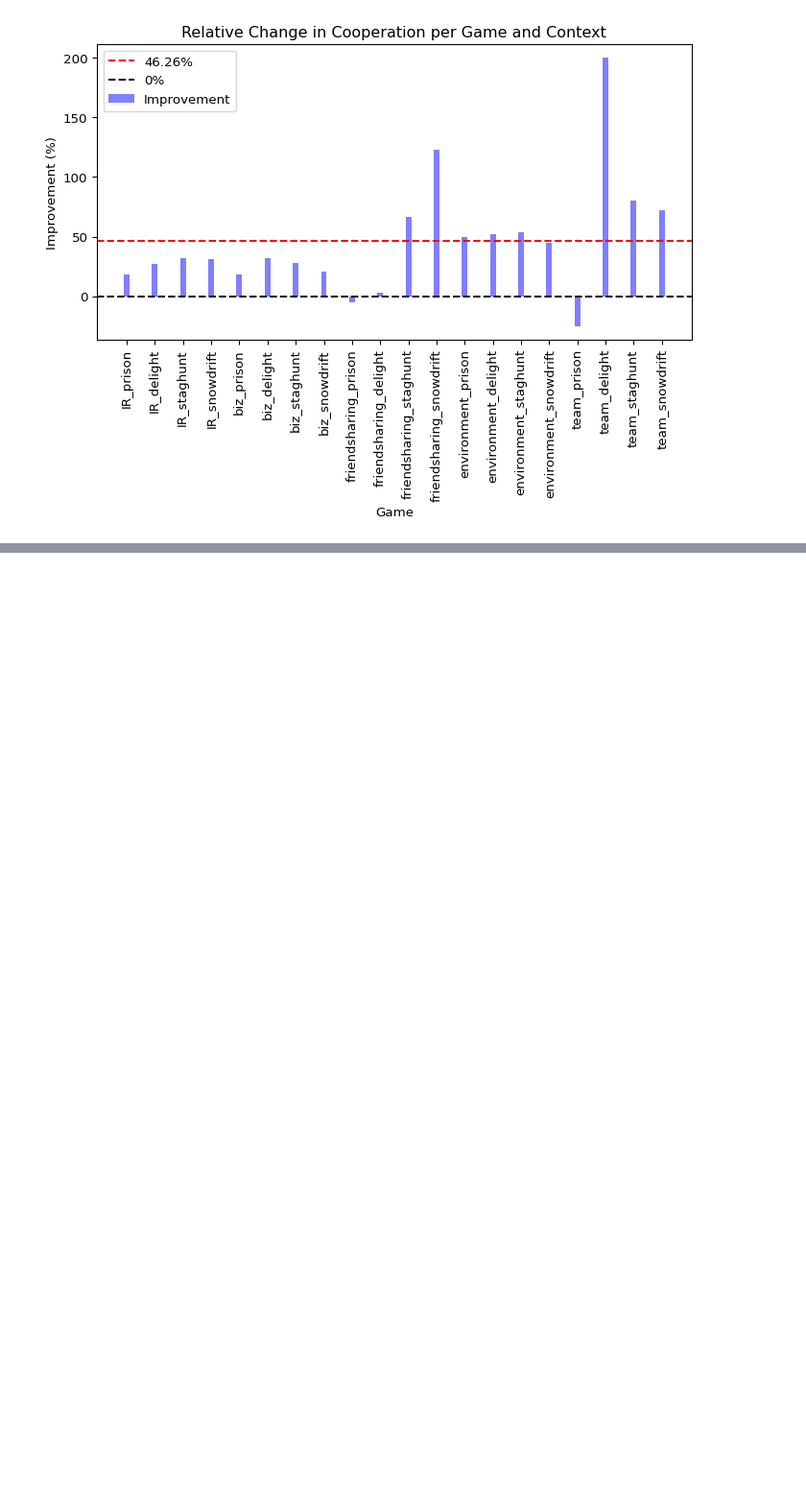
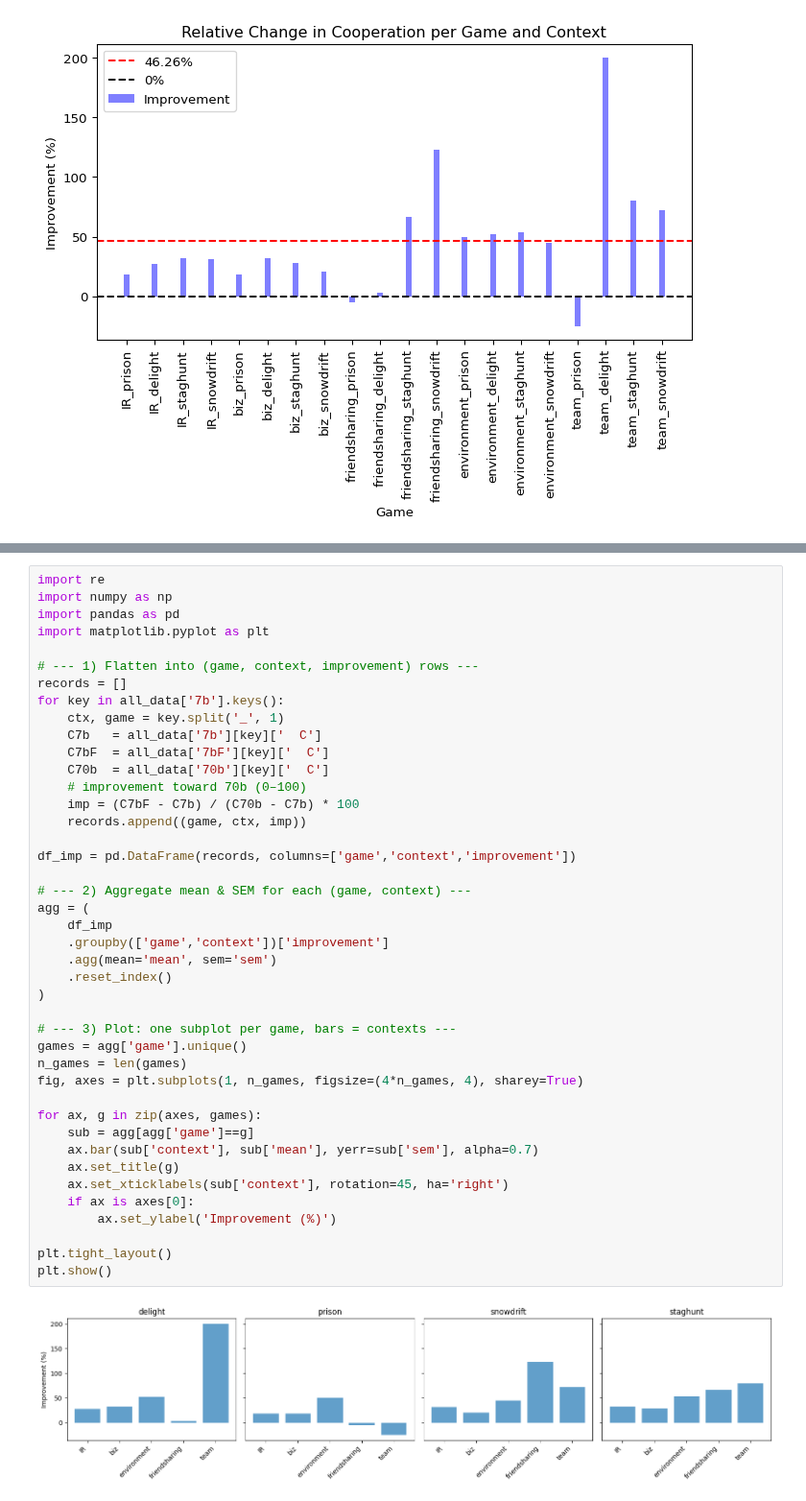
Before and after one commit to sepehrilami/LFB, a Jupyter notebook: notebooks/in-sample-context-analysis.ipynb, the cells around one changed output, grey strips where cells are left out. Shown at 96% size. Cells and saved outputs as stored; diff of their text form; blank space fills up the shorter version.

```diff
--- a/notebooks/in-sample-context-analysis.ipynb
+++ b/notebooks/in-sample-context-analysis.ipynb
@@ -453,0 +578,44 @@ visualize_average_progress(average_progress, category_type)
+# %%
+import re
+import numpy as np
+import pandas as pd
+import matplotlib.pyplot as plt
+
+# --- 1) Flatten into (game, context, improvement) rows ---
+records = []
+for key in all_data['7b'].keys():
+    ctx, game = key.split('_', 1)
+    C7b   = all_data['7b'][key]['  C']
+    C7bF  = all_data['7bF'][key]['  C']
+    C70b  = all_data['70b'][key]['  C']
+    # improvement toward 70b (0–100)
+    imp = (C7bF - C7b) / (C70b - C7b) * 100
+    records.append((game, ctx, imp))
+
+df_imp = pd.DataFrame(records, columns=['game','context','improvement'])
+
+# --- 2) Aggregate mean & SEM for each (game, context) ---
+agg = (
+    df_imp
+    .groupby(['game','context'])['improvement']
+    .agg(mean='mean', sem='sem')
+    .reset_index()
+)
+
+# --- 3) Plot: one subplot per game, bars = contexts ---
+games = agg['game'].unique()
+n_games = len(games)
+fig, axes = plt.subplots(1, n_games, figsize=(4*n_games, 4), sharey=True)
+
+for ax, g in zip(axes, games):
+    sub = agg[agg['game']==g]
+    ax.bar(sub['context'], sub['mean'], yerr=sub['sem'], alpha=0.7)
+    ax.set_title(g)
+    ax.set_xticklabels(sub['context'], rotation=45, ha='right')
+    if ax is axes[0]:
+        ax.set_ylabel('Improvement (%)')
+
+plt.tight_layout()
+plt.show()
+# %% [output]
+[figure, added]
```
Also changed, not shown: parts of 11 cells of this notebook, 44 other files.
